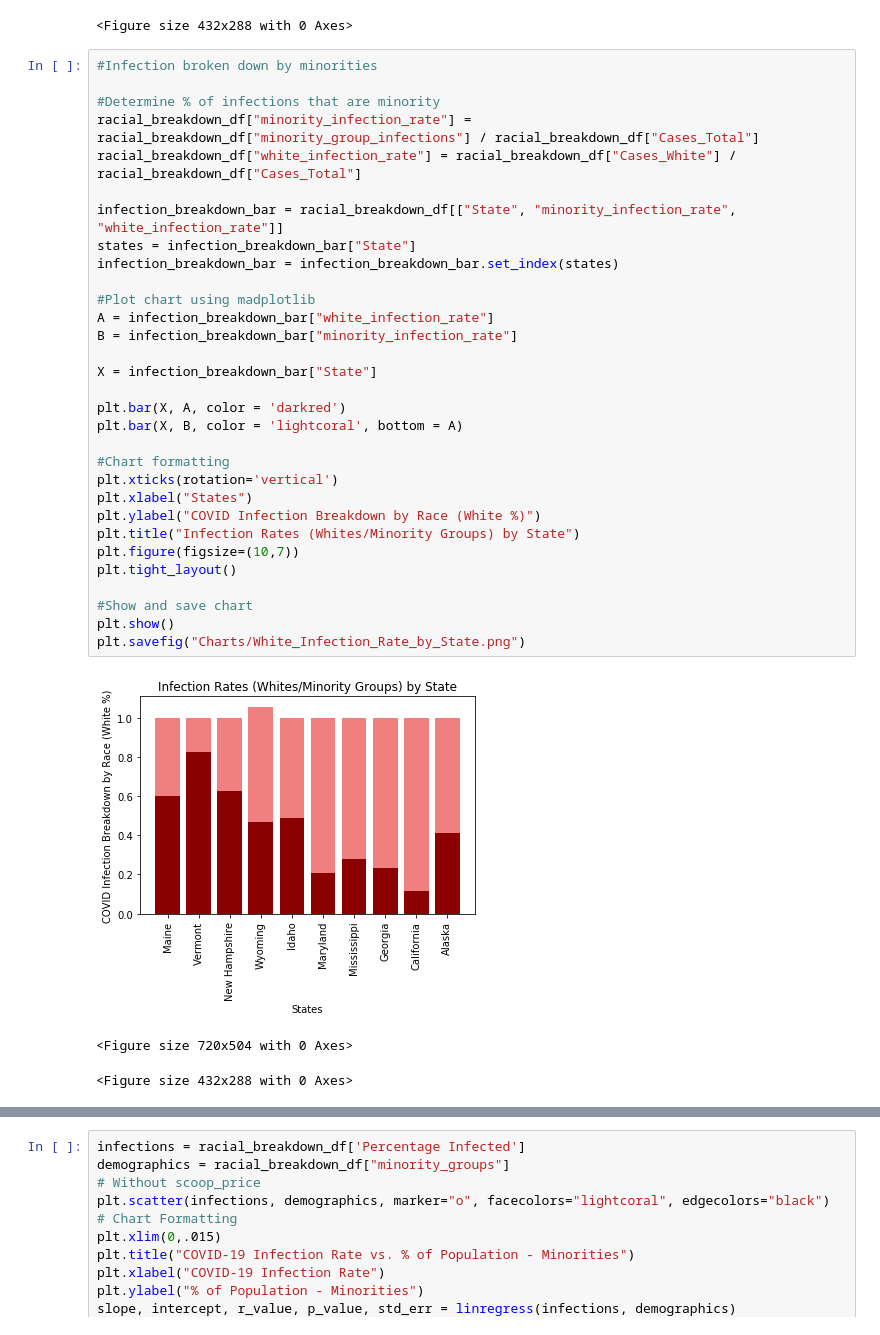
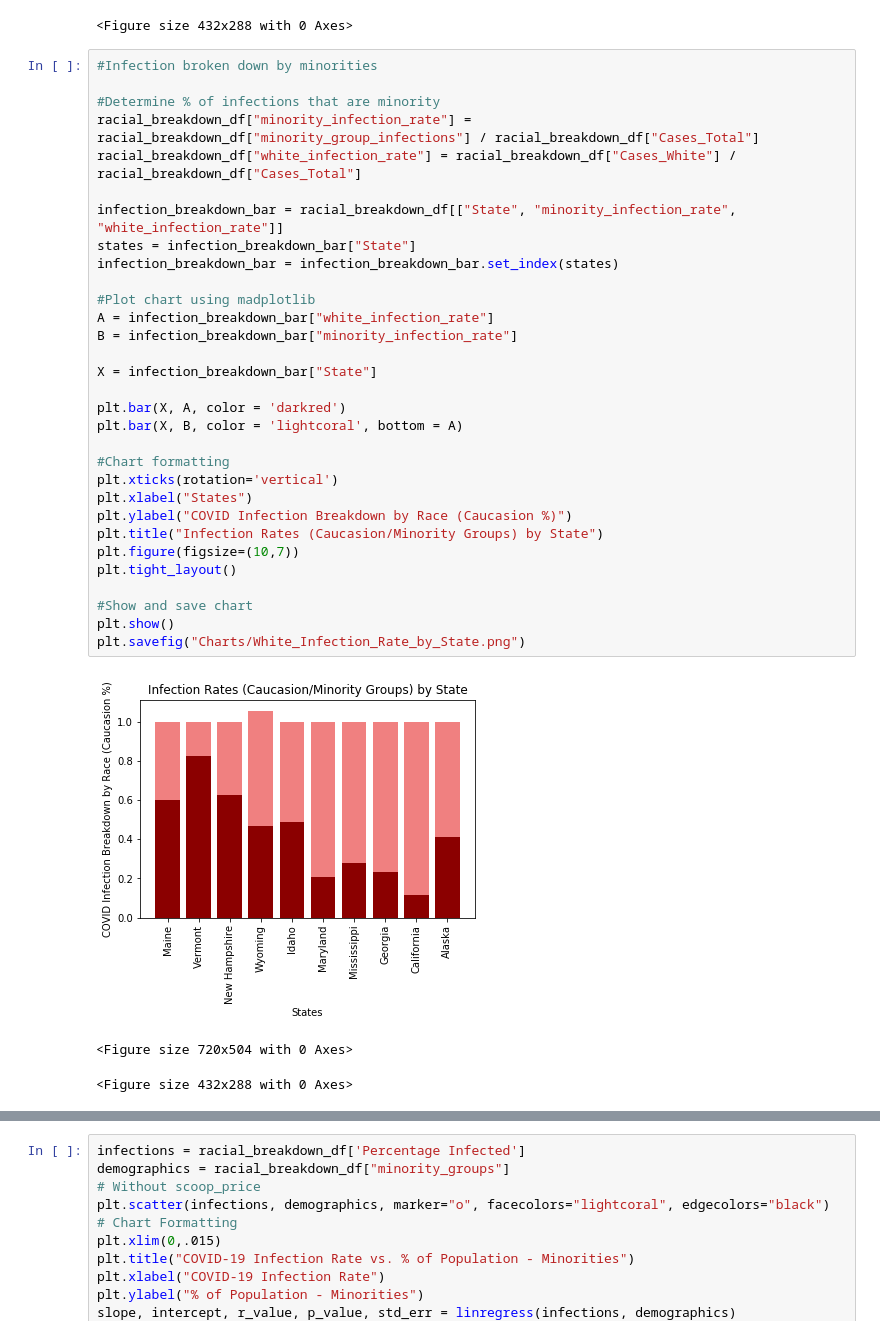
Before and after one commit to MBoerenko/Project1, a Jupyter notebook: CleanUp.ipynb, the cells around one changed output, grey strips where cells are left out. Cells and saved outputs as stored; diff of their text form.

Commit message:
Final Charts - Mb

```diff
--- a/CleanUp.ipynb
+++ b/CleanUp.ipynb
@@ -337,35 +342,35 @@ No handles with labels found to put in legend.
 # %%
 #Infection broken down by minorities
 
 #Determine % of infections that are minority
 racial_breakdown_df["minority_infection_rate"] = racial_breakdown_df["minority_group_infections"] / racial_breakdown_df["Cases_Total"]
 racial_breakdown_df["white_infection_rate"] = racial_breakdown_df["Cases_White"] / racial_breakdown_df["Cases_Total"]
 
 infection_breakdown_bar = racial_breakdown_df[["State", "minority_infection_rate", "white_infection_rate"]]
 states = infection_breakdown_bar["State"]
 infection_breakdown_bar = infection_breakdown_bar.set_index(states)
 
 #Plot chart using madplotlib
 A = infection_breakdown_bar["white_infection_rate"]
 B = infection_breakdown_bar["minority_infection_rate"]
 
 X = infection_breakdown_bar["State"]
 
 plt.bar(X, A, color = 'darkred')
 plt.bar(X, B, color = 'lightcoral', bottom = A)
 
 #Chart formatting
 plt.xticks(rotation='vertical')
 plt.xlabel("States")
-plt.ylabel("COVID Infection Breakdown by Race (White %)")
-plt.title("Infection Rates (Whites/Minority Groups) by State")
+plt.ylabel("COVID Infection Breakdown by Race (Caucasion %)")
+plt.title("Infection Rates (Caucasion/Minority Groups) by State")
 plt.figure(figsize=(10,7))
 plt.tight_layout()
 
 #Show and save chart
 plt.show()
 plt.savefig("Charts/White_Infection_Rate_by_State.png")
 # %% [output]
-[figure, old version]
+[figure, new version]
 <Figure size 720x504 with 0 Axes>
 <Figure size 432x288 with 0 Axes>
```
Also changed, not shown: parts of 6 cells of this notebook, 2 other files.
